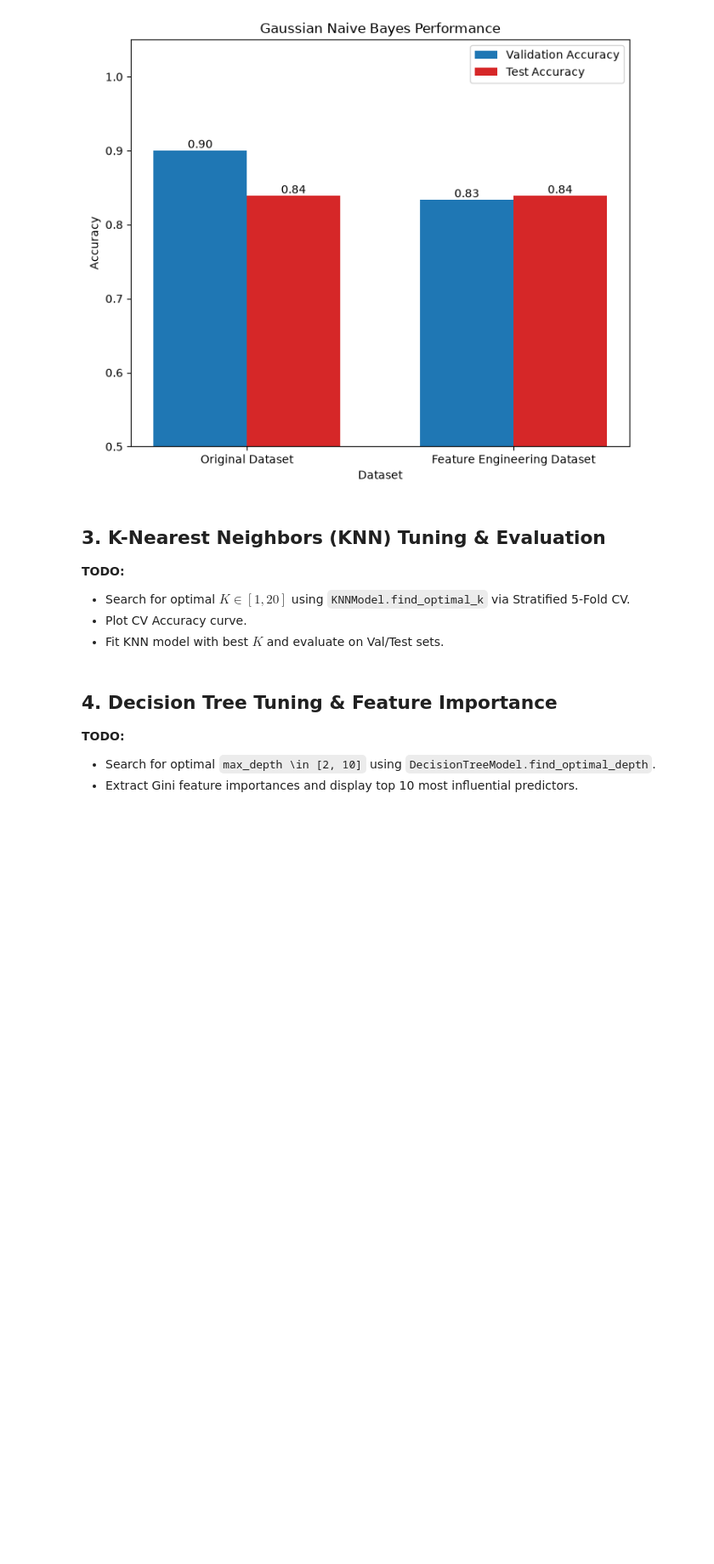
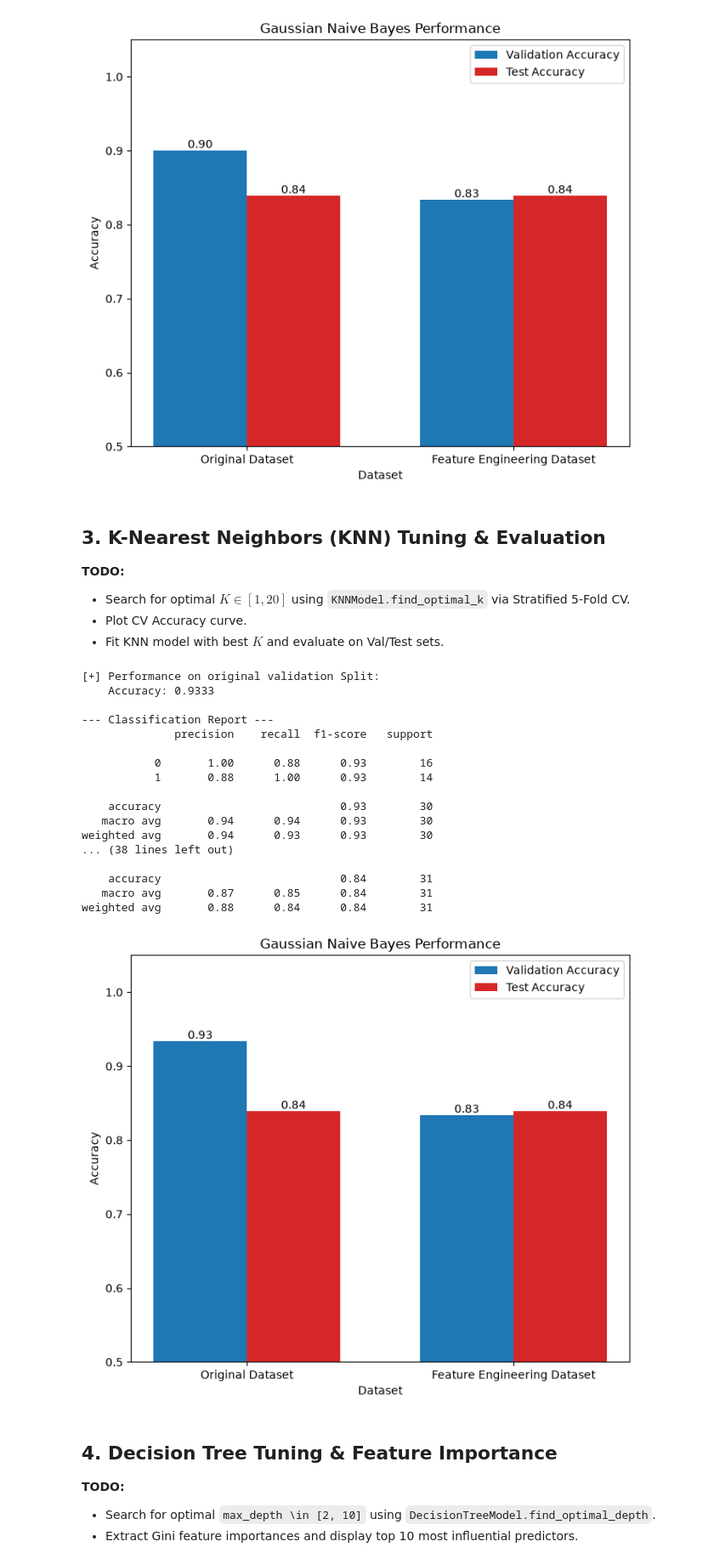
Before and after one commit to AIVIETNAM-AIO-HoangLD/Heart-Disease-Diagnosis-Using-Machine-Learning, a Jupyter notebook: notebooks/02_baseline_models.ipynb, the cells around one changed output. Shown at 85% size. Saved outputs shown, nothing was run; the diff lists cells and outputs as text; code cells hidden in the pictures; blank space fills up the shorter version.

```diff
--- a/notebooks/02_baseline_models.ipynb
+++ b/notebooks/02_baseline_models.ipynb
@@ -122,6 +122,49 @@ weighted avg       0.88      0.84      0.84        31
 - Search for optimal $K \in [1, 20]$ using `KNNModel.find_optimal_k` via Stratified 5-Fold CV.
 - Plot CV Accuracy curve.
 - Fit KNN model with best $K$ and evaluate on Val/Test sets.
+# %%
+from src.models.base_models import KNNModel
+
+kn_raw = KNNModel()
+kn_raw.fit(X_train,y_train)
+
+pred_kn_raw = kn_raw.predict(X_val)
+pred_kn_test = kn_raw.predict(X_test)
+kn_acc_raw = print_classification_summary("original validation", y_val, pred_kn_raw)
+kn_acc_test = print_classification_summary("original test", y_test, pred_kn_test)
+
+kn_fe = GaussianNBModel()
+kn_fe.fit(X_train_fe, y_train_fe)
+pred_kn_fe = kn_fe.predict(X_val_fe)
+pred_kn_fe_test = kn_fe.predict(X_test_fe)
+kn_acc_fe = print_classification_summary("FE Validation", y_val_fe, pred_kn_fe)
+kn_acc_fe_test = print_classification_summary("FE Test", y_test_fe, pred_kn_fe_test)
+
+plot_comparison_bar_chart(
+    dataset_labels=["Original Dataset", "Feature Engineering Dataset"],
+    val_accuracies=[kn_acc_raw, kn_acc_fe],
+    test_accuracies=[kn_acc_test, kn_acc_fe_test],
+    model_name="Gaussian Naive Bayes Performance"
+)
+# %% [output]
+[+] Performance on original validation Split:
+    Accuracy: 0.9333
+
+--- Classification Report ---
+              precision    recall  f1-score   support
+
+           0       1.00      0.88      0.93        16
+           1       0.88      1.00      0.93        14
+
+    accuracy                           0.93        30
+   macro avg       0.94      0.94      0.93        30
+weighted avg       0.94      0.93      0.93        30
+... (38 lines left out)
+
+    accuracy                           0.84        31
+   macro avg       0.87      0.85      0.84        31
+weighted avg       0.88      0.84      0.84        31
+[figure, added]
 # %% [markdown]
 ## 4. Decision Tree Tuning & Feature Importance
 
```
Also changed, not shown: parts of 2 cells of this notebook, 1 other file.
